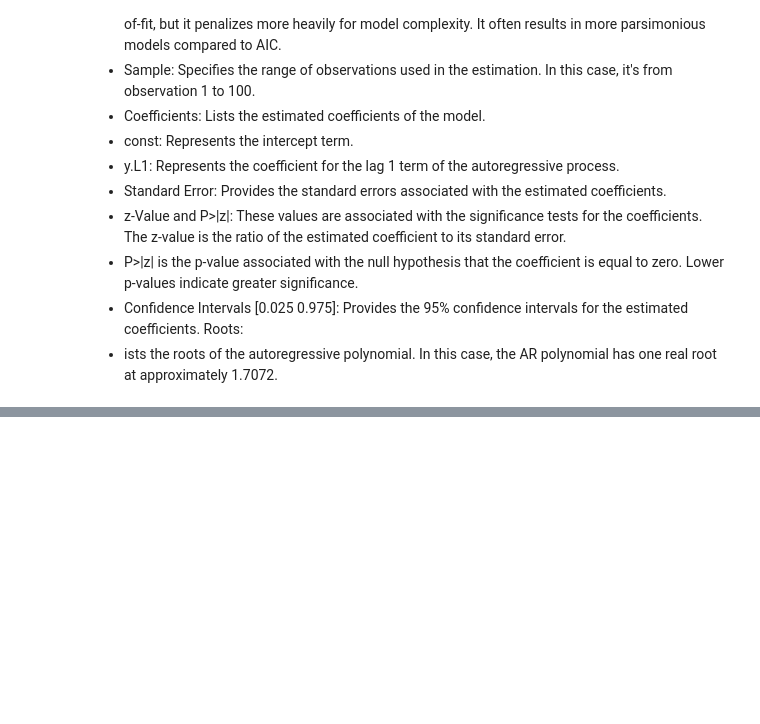
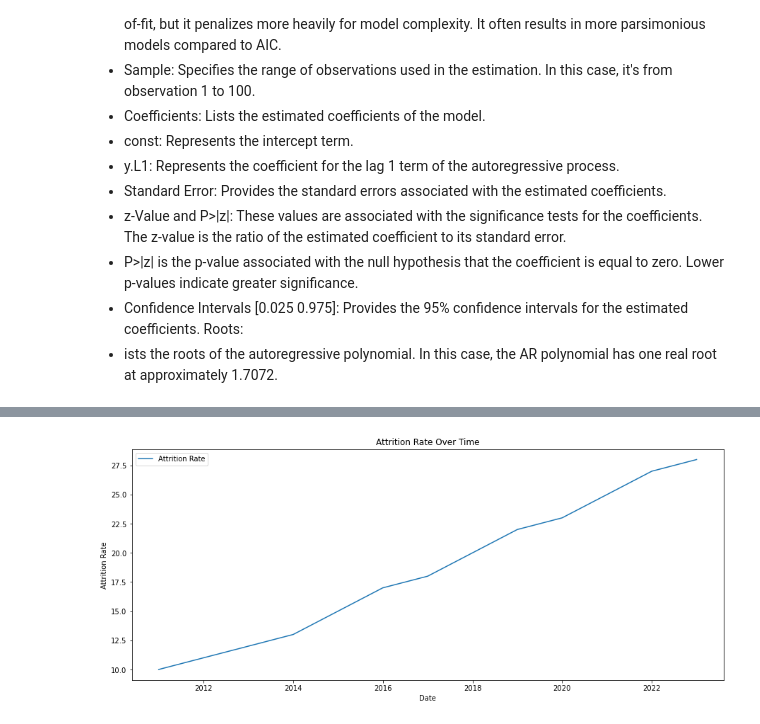
Before and after one commit to suyashi29/python-su, a Jupyter notebook: Time Series Forecasting using Python/Day 2 Auto Regressive Model .ipynb, the cells around one changed output, grey strips where cells are left out. Drawn from its saved outputs; the diff is of its cells as text; code cells hidden in the pictures; blank space fills up the shorter version.

```diff
--- a/Time Series Forecasting using Python/Day 2 Auto Regressive Model .ipynb
+++ b/Time Series Forecasting using Python/Day 2 Auto Regressive Model .ipynb
@@ -199,0 +160,12 @@ Mean Squared Error (MSE): 0.0145
+# %%
+import pandas as pd
+import numpy as np
+import matplotlib.pyplot as plt
+from statsmodels.tsa.ar_model import AutoReg
+
+# Step 1: Read the data # Update with your file path
+data = pd.read_csv("attrition_data.csv")
+
+# Step 2: Basic Data Description
+
+data.head(2)
@@ -199,0 +176,5 @@ Mean Squared Error (MSE): 0.0145
+# %%
+# Convert the Year column to datetime format for index
+data['Year'] = pd.to_datetime(data['Year'], format='%Y')
+data.set_index('Year', inplace=True)
+data.head(2)
@@ -199,0 +209,11 @@ Mean Squared Error (MSE): 0.0145
+# %%
+# Step 3: Data Visualization
+plt.figure(figsize=(15, 6))
+plt.plot(data.index, data['Attrition Rate'], label='Attrition Rate')
+plt.title('Attrition Rate Over Time')
+plt.xlabel('Date')
+plt.ylabel('Attrition Rate')
+plt.legend()
+plt.show()
+# %% [output]
+[figure, added]
```
Also changed, not shown: parts of 20 cells of this notebook.
